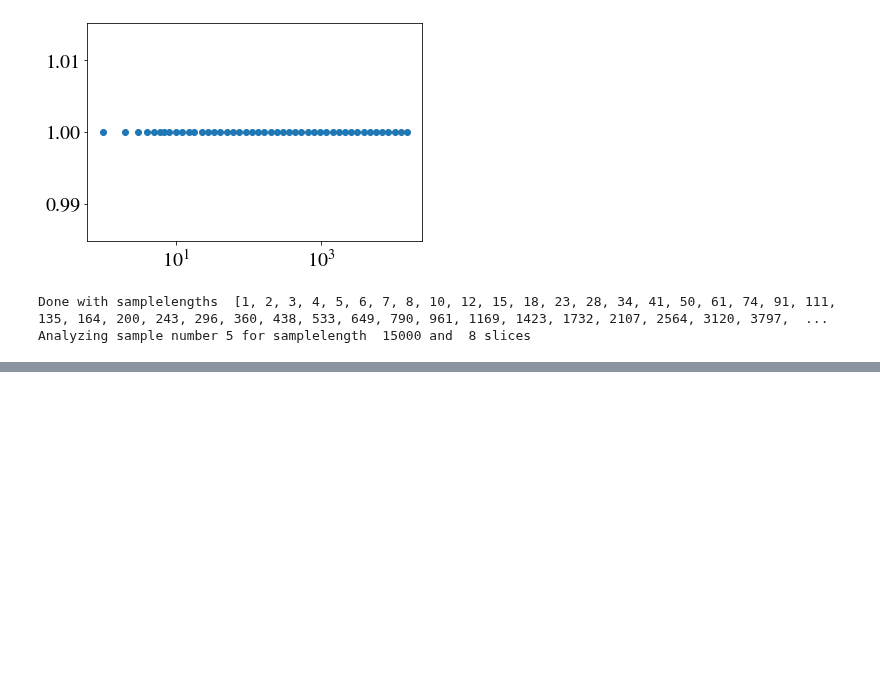
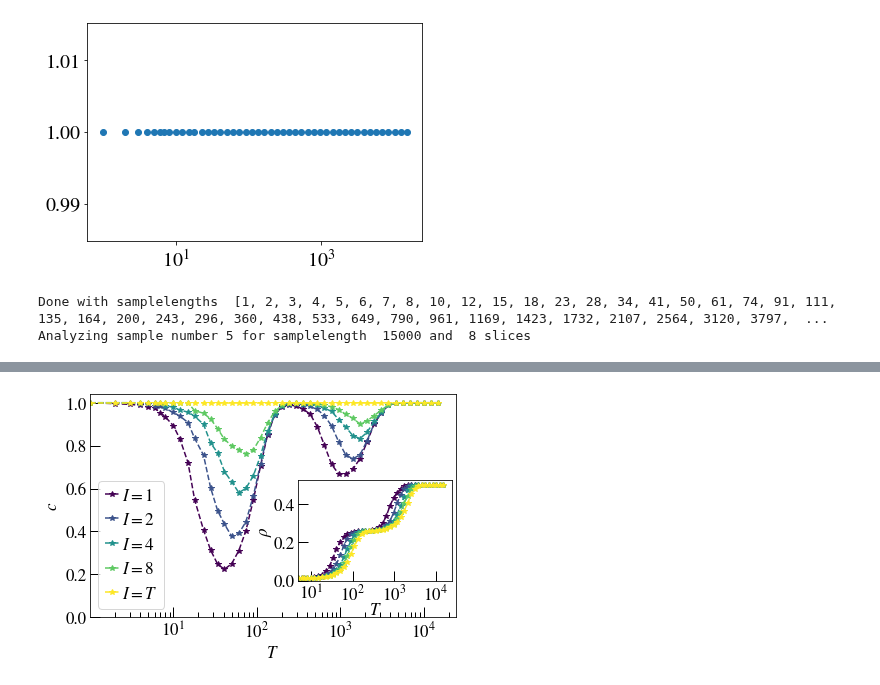
Before and after one commit to saemeon/SubTempNet, a Jupyter notebook: Simulations SBM.ipynb, the cells around one changed output, grey strips where cells are left out. Saved outputs shown, nothing was run; the diff lists cells and outputs as text; code cells hidden in the pictures; blank space fills up the shorter version.

```diff
--- a/Simulations SBM.ipynb
+++ b/Simulations SBM.ipynb
@@ -63,2 +63,6 @@ STN.plot_LCC(normalize = False, log=True, ACC = True, save="SBM_G_log")
 [figure]
 [figure]
+# %%
+STN.plot_cA0AT(legend = True, rho = True)
+# %% [output]
+[figure, added]
```
Also changed, not shown: parts of 1 cell of this notebook, 22 other files.
